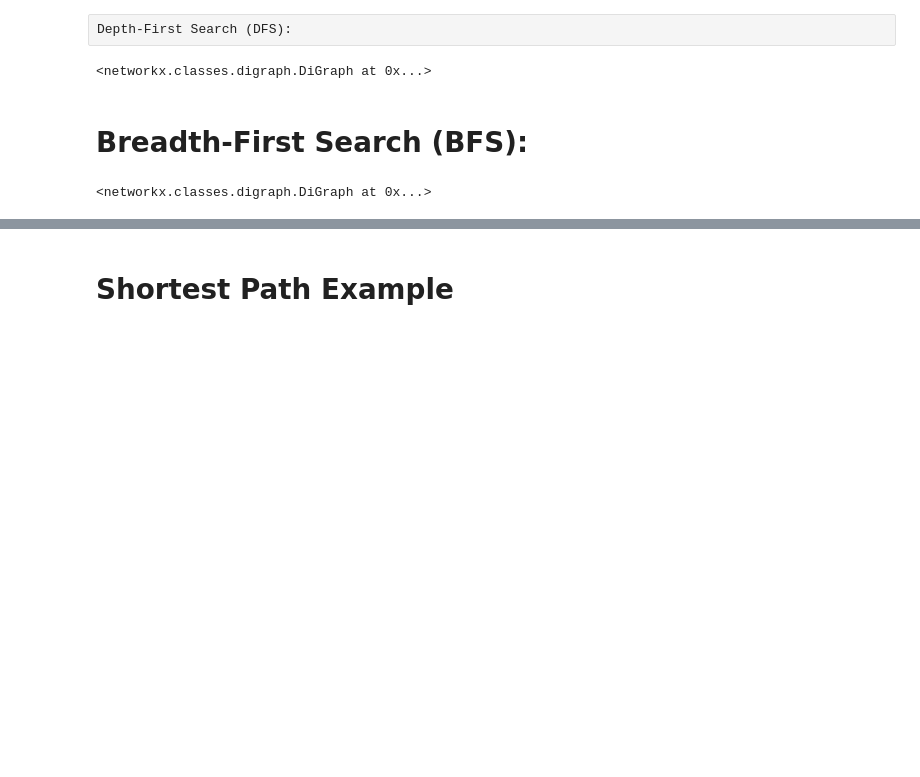
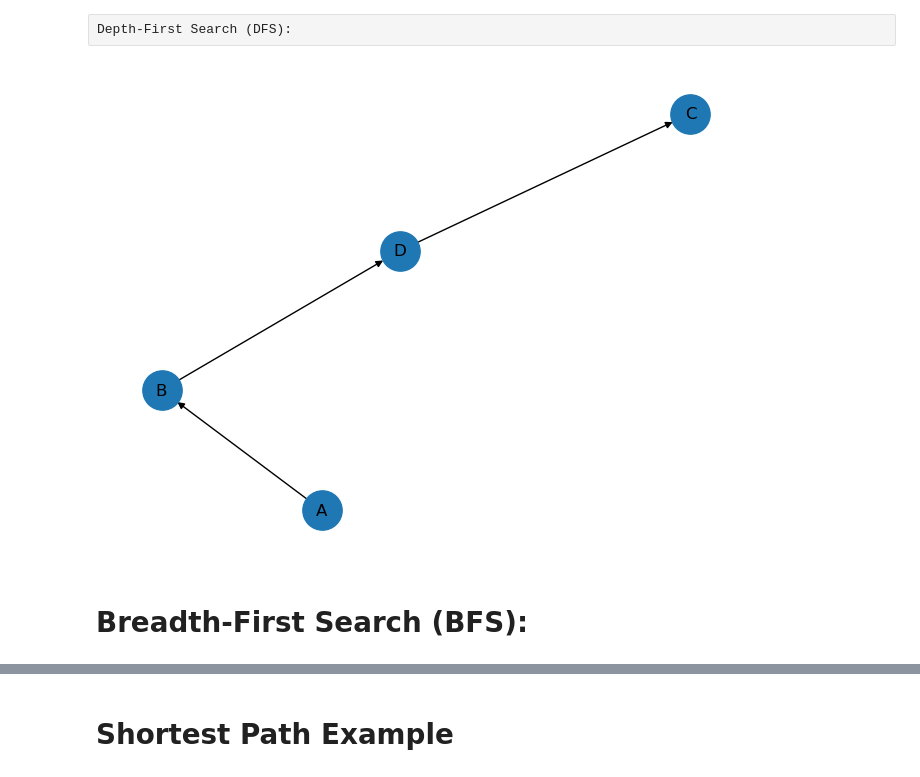
Before and after one commit to ph7klw76/GFS0014, a Jupyter notebook: week10.ipynb, the cells around one changed output, grey strips where cells are left out. Saved outputs shown, nothing was run; the diff lists cells and outputs as text; code cells hidden in the pictures; blank space fills up the shorter version.

```diff
--- a/week10.ipynb
+++ b/week10.ipynb
@@ -66,12 +66,12 @@ NetworkX makes graph creation and visualization easy.
 # %% [raw]
 Depth-First Search (DFS):
 # %%
-nx.dfs_tree(G, source="A")
+import matplotlib.pyplot as plt
+
+T = nx.dfs_tree(G, source="A")
+nx.draw(T, with_labels=True, node_size=800)
+plt.show()
 # %% [output]
-<networkx.classes.digraph.DiGraph at 0x...>
+[figure, added]
 # %% [markdown]
 # Breadth-First Search (BFS):
-# %%
-nx.bfs_tree(G, source="A")
-# %% [output]
-<networkx.classes.digraph.DiGraph at 0x...>
```
Also changed, not shown: parts of 9 cells of this notebook.
